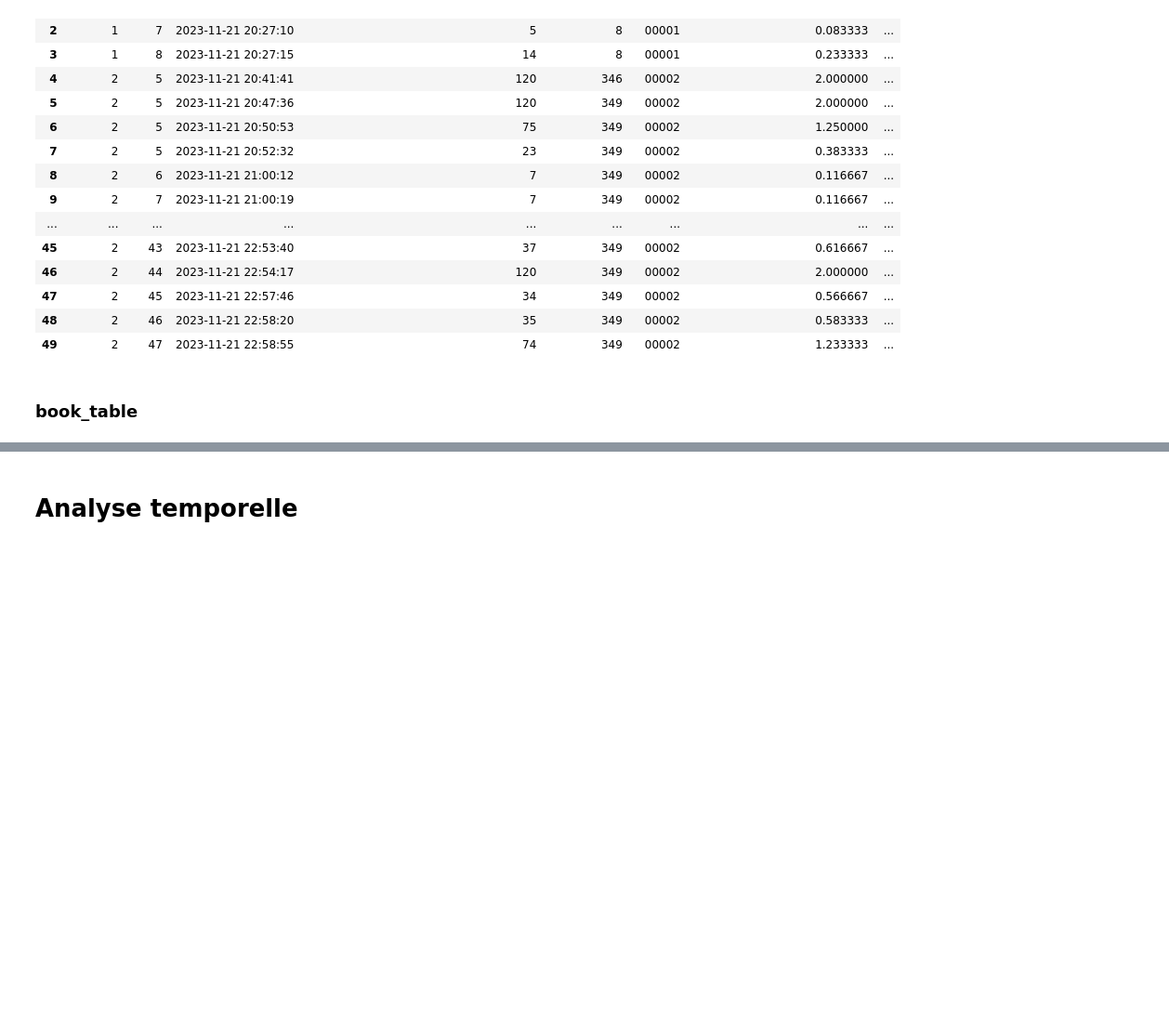
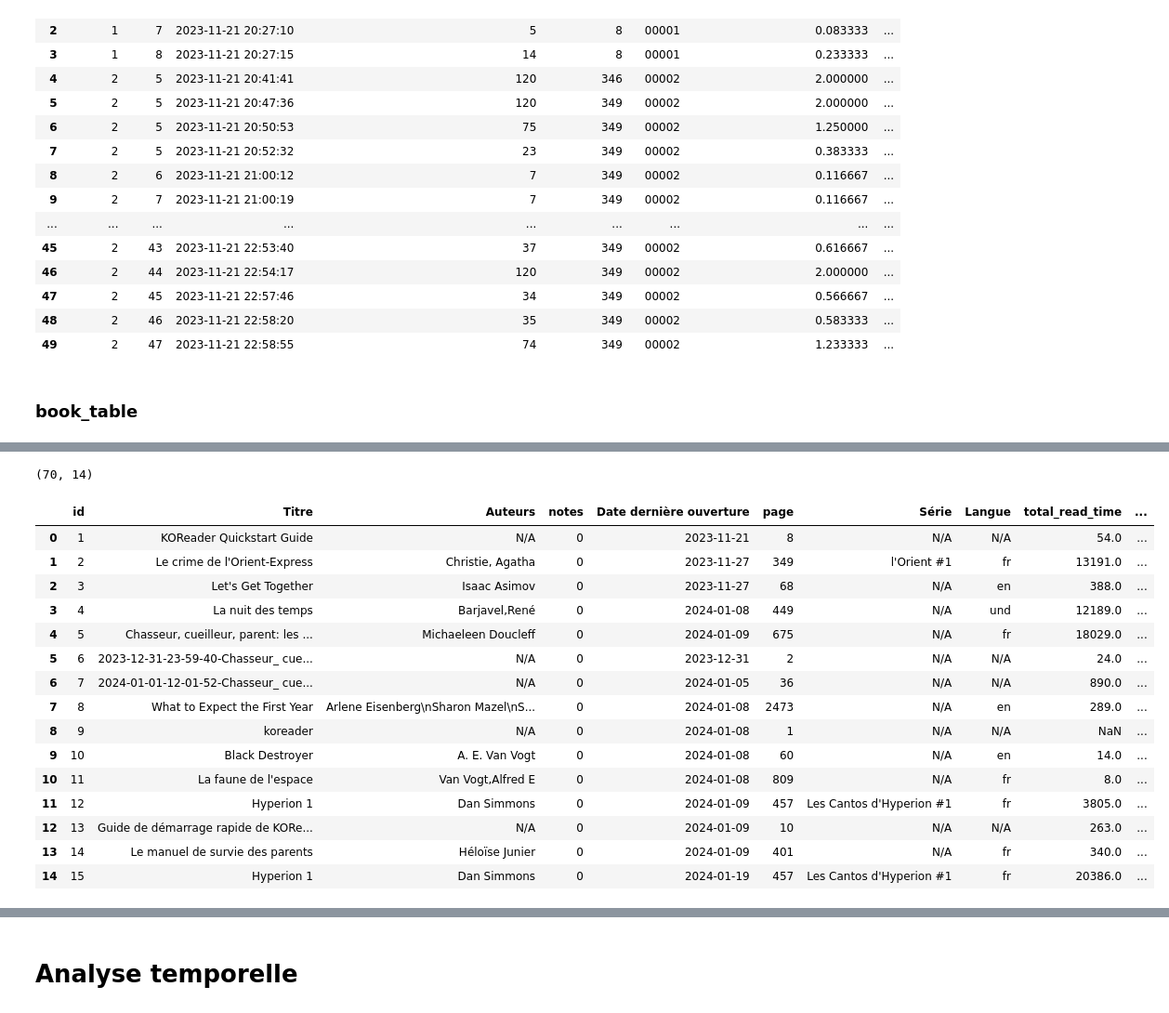
Before and after one commit to ChrisOlv/book_data_analysis, a Jupyter notebook: analyse_temporelle.ipynb, the cells around one changed output, grey strips where cells are left out. Shown at 93% size. Drawn from its saved outputs; the diff is of its cells as text; code cells hidden in the pictures; blank space fills up the shorter version.

```diff
--- a/analyse_temporelle.ipynb
+++ b/analyse_temporelle.ipynb
@@ -152,0 +147,6 @@ book_table.head(50)
+# %%
+# reset table df_book_fake
+
+df_book_fake_reset = df_book_fake0
+df_book_fake = df_book_fake_reset
+df_book_fake.head(10)
@@ -152,0 +165,4 @@ book_table.head(50)
+# %%
+# ajouter 4 à la colonne "total Nbr de pages lues" pour les lignes 5 à 9
+df_book_fake.loc[5:9, 'total Nbr de pages lues'] += 4
+df_book_fake.iloc[5:9]
@@ -152,0 +175,33 @@ book_table.head(50)
+# %%
+# ajout d'une colonne categorie à la table df fake
+df_book_fake['categorie'] = ''
+# %%
+# concatenate les 2 df en vérifiant l'index :
+
+# df_book_draft est la table originale et df_book_fake est la table mise à jour
+# Comparer les 'id' pour identifier les nouvelles lignes
+df_increment = df_book_fake[~df_book_fake['id'].isin(df_book_draft['id'])]
+
+# Ajouter les nouvelles lignes à df_book_draft
+df_book_draft_concatenated = pd.concat([df_book_draft, df_increment], ignore_index=True)
+# %%
+print(df_book_draft_concatenated.shape)
+df_book_draft_concatenated.head(15)
+# %% [output]
+(70, 14)
+|  | id | Titre | Auteurs | notes | Date dernière ouverture | page | Série | Langue | total_read_time | ... |
+| 0 | 1 | KOReader Quickstart Guide | N/A | 0 | 2023-11-21 | 8 | N/A | N/A | 54.0 | ... |
+| 1 | 2 | Le crime de l'Orient-Express | Christie, Agatha | 0 | 2023-11-27 | 349 | l'Orient #1 | fr | 13191.0 | ... |
+| 2 | 3 | Let's Get Together | Isaac Asimov | 0 | 2023-11-27 | 68 | N/A | en | 388.0 | ... |
+| 3 | 4 | La nuit des temps | Barjavel,René | 0 | 2024-01-08 | 449 | N/A | und | 12189.0 | ... |
+| 4 | 5 | Chasseur, cueilleur, parent: les ... | Michaeleen Doucleff | 0 | 2024-01-09 | 675 | N/A | fr | 18029.0 | ... |
+| 5 | 6 | 2023-12-31-23-59-40-Chasseur_ cue... | N/A | 0 | 2023-12-31 | 2 | N/A | N/A | 24.0 | ... |
+| 6 | 7 | 2024-01-01-12-01-52-Chasseur_ cue... | N/A | 0 | 2024-01-05 | 36 | N/A | N/A | 890.0 | ... |
+| 7 | 8 | What to Expect the First Year | Arlene Eisenberg\nSharon Mazel\nS... | 0 | 2024-01-08 | 2473 | N/A | en | 289.0 | ... |
+| 8 | 9 | koreader | N/A | 0 | 2024-01-08 | 1 | N/A | N/A | NaN | ... |
+| 9 | 10 | Black Destroyer | A. E. Van Vogt | 0 | 2024-01-08 | 60 | N/A | en | 14.0 | ... |
+| 10 | 11 | La faune de l'espace | Van Vogt,Alfred E | 0 | 2024-01-08 | 809 | N/A | fr | 8.0 | ... |
+| 11 | 12 | Hyperion 1 | Dan Simmons | 0 | 2024-01-09 | 457 | Les Cantos d'Hyperion #1 | fr | 3805.0 | ... |
+| 12 | 13 | Guide de démarrage rapide de KORe... | N/A | 0 | 2024-01-09 | 10 | N/A | N/A | 263.0 | ... |
+| 13 | 14 | Le manuel de survie des parents | Héloïse Junier | 0 | 2024-01-09 | 401 | N/A | fr | 340.0 | ... |
+| 14 | 15 | Hyperion 1 | Dan Simmons | 0 | 2024-01-19 | 457 | Les Cantos d'Hyperion #1 | fr | 20386.0 | ... |
```
Also changed, not shown: parts of 21 cells of this notebook, 18 other files.
